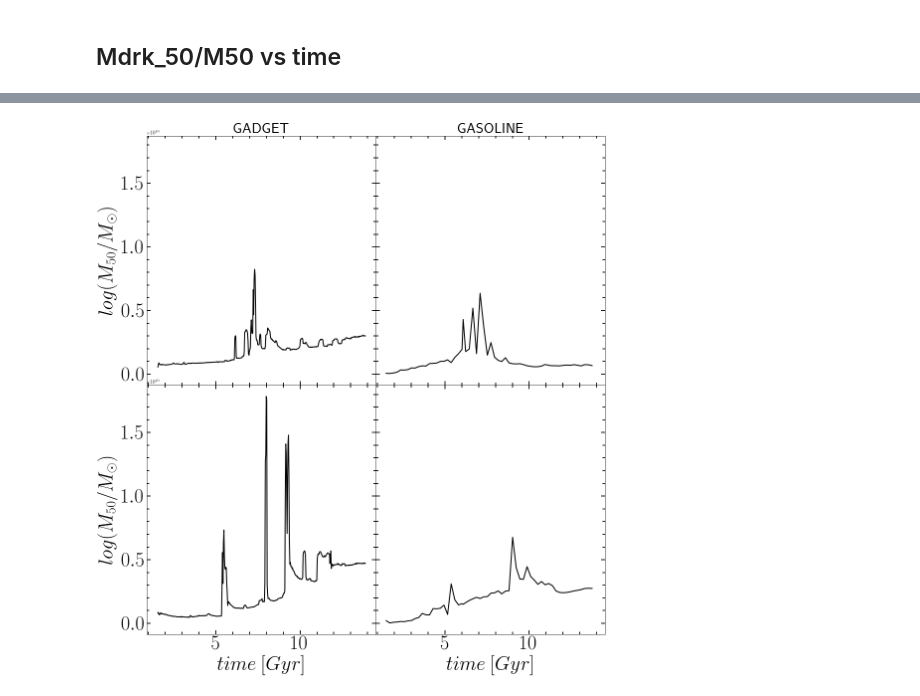
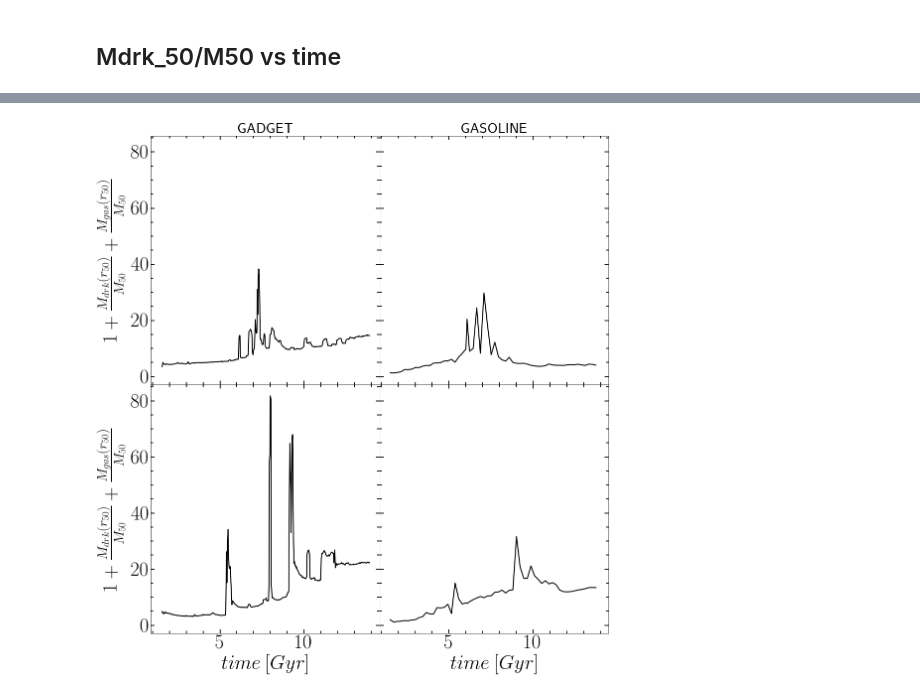
Before and after one commit to ornemarioni/Barras_GdGs, a Jupyter notebook: Barras_Gd/programs/inestabilidad_simulaciones.ipynb, the cells around one changed output, grey strips where cells are left out. Drawn from its saved outputs; the diff is of its cells as text; code cells hidden in the pictures.

```diff
--- a/Barras_Gd/programs/inestabilidad_simulaciones.ipynb
+++ b/Barras_Gd/programs/inestabilidad_simulaciones.ipynb
@@ -143,10 +143,10 @@ for isnap in snapshot:
         archivo1.write(str('%12.6f'% time) +'\t'+
                        str('%12.6f'% fdisk) +'\t'+
                        str('%12.6f'% r50) +'\t'+
-                       str('%12.6f'% np.log10(M_gal*1e10)) +'\t'+
-                       str('%12.6f'% np.log10(M50*1e10)) +'\t'+
-                       str('%12.6f'% np.log10(Mgas_50*1e10)) +'\t'+
-                       str('%12.6f'% np.log10(Mdrk_50*1e10)) +'\t'+
+                       str('%12.6f'% (M_gal*1e10)) +'\t'+
+                       str('%12.6f'% (M50*1e10)) +'\t'+
+                       str('%12.6f'% (Mgas_50*1e10)) +'\t'+
+                       str('%12.6f'% (Mdrk_50*1e10)) +'\t'+
                        str('%12.6f'% Vr50) +'\n')
         archivo1.close()
 # %% [markdown]
@@ -269,10 +269,10 @@ for j in range(len(snapshot)-1,0,-1):
         archivo1.write(str('%12.6f'% time) +'\t'+
                        str('%12.6f'% fdisk) +'\t'+
                        str('%12.6f'% r50) +'\t'+
-                       str('%12.6f'% np.log10(M_gal)) +'\t'+
-                       str('%12.6f'% np.log10(M50)) +'\t'+
-                       str('%12.6f'% np.log10(Mgas_50)) +'\t'+
-                       str('%12.6f'% np.log10(Mdrk_50)) +'\t'+
+                       str('%12.6f'% M_gal) +'\t'+
+                       str('%12.6f'% M50) +'\t'+
+                       str('%12.6f'% Mgas_50) +'\t'+
+                       str('%12.6f'% Mdrk_50) +'\t'+
                        str('%12.6f'% Vr50) +'\n')
         archivo1.close()
 # %%
@@ -517,10 +517,6 @@ plt.show()
 #-----grafico-----------
 # fig=plt.figure(1,figsize=(16,16))
 # fig.subplots_adjust(bottom=0.08, left =0.2, right = 0.92, top = 0.95, wspace=0., hspace= -0.3)
-from __future__ import unicode_literals
-
-matplotlib.rcParams['text.usetex'] = True
-matplotlib.rcParams['text.latex.unicode'] = True
 import matplotlib.patches as patches
 from matplotlib.colors import LogNorm
 
@@ -532,13 +528,14 @@ fig.subplots_adjust(bottom=0.08, left =0.1, right = 0.90, top = 0.95, wspace=0,
 
 
 # ax[0,0].plot(bines, np.log10(density_M31gd*1e10),'-', lw=2, color = 'k')
-ax[0,0].plot(time_M31gd, Mgal_M31gd,'-', lw=2, color = 'k')
+ax[0,0].plot(time_M31gd, np.log10(Mgal_M31gd),'-', lw=2, color = 'k')
 ax[0,0].set_xlim(2,14)
 ax[0,0].set_xticks([2,4,6,8,10,12,14])
 ax[0,0].set_xticklabels([])
 ax[0,0].set_ylim(8.5,10.5)
 ax[0,0].set_yticks([8.5,9.,9.5,10.,10.5])
 ax[0,0].set_yticklabels([8.5,9.,9.5,10.,10.5])
+# ax[0,0].set_yscale('log')
 ax[0,0].set_ylabel(r'$log(M_{gal}/M_{\odot})$',fontsize=40)
 ax[0,0].minorticks_on()
 ax[0,0].tick_params( labelsize=40)
@@ -550,7 +547,7 @@ ax[0,0].set_title('GADGET', loc='center', fontsize=30)
 
 #---------------------------------
 
-ax[0,1].plot(time_M31gs, Mgal_M31gs,'-', lw=2, color = 'k')
+ax[0,1].plot(time_M31gs, np.log10(Mgal_M31gs),'-', lw=2, color = 'k')
 ax[0,1].set_xlim(2,14)
 ax[0,1].set_xticks([2,4,6,8,10,12,14])
 ax[0,1].set_xticklabels([])
@@ -566,7 +563,7 @@ ax[0,1].set_title('GASOLINE', loc='center', fontsize=30)
 
 #---------------------------------
 
-ax[1,0].plot(time_MWgd, Mgal_MWgd,'-', lw=2, color = 'k')
+ax[1,0].plot(time_MWgd, np.log10(Mgal_MWgd),'-', lw=2, color = 'k')
 ax[1,0].set_xlim(2,14)
 ax[1,0].set_xticks([2,4,6,8,10,12])
 ax[1,0].set_xticklabels([2,4,6,8,10,12])
@@ -584,7 +581,7 @@ ax[1,0].tick_params('both', length=8, width=1.8,which='major', direction='in', r
 
 #---------------------------------
 
-ax[1,1].plot(time_MWgs, Mgal_MWgs,'-', lw=2, color = 'k')
+ax[1,1].plot(time_MWgs, np.log10(Mgal_MWgs),'-', lw=2, color = 'k')
 ax[1,1].set_xlim(2,14)
 ax[1,1].set_xticks([2,4,6,8,10,12,14])
 ax[1,1].set_xticklabels([2,4,6,8,10,12,14])
@@ -984,8 +981,8 @@ plt.show()
 # %%
-q_M31gd = 1 + 10**Mg50_M31gd/10**M50 + 10**Mdm50_M31gd/10**M50
-q_MWgd  = 1 + 10**Mg50_MWgd/10**M50  + 10**Mdm50_MWgd/10**M50
-q_M31gs = 1 + 10**Mg50_M31gs/10**M50 + 10**Mdm50_M31gs/10**M50
-q_MWgs  = 1 + 10**Mg50_MWgs/10**M50  + 10**Mdm50_MWgs/10**M50
+q_M31gd = 1 + Mg50_M31gd/M50 + Mdm50_M31gd/M50
+q_MWgd  = 1 + Mg50_MWgd/M50  + Mdm50_MWgd/M50
+q_M31gs = 1 + Mg50_M31gs/M50 + Mdm50_M31gs/M50
+q_MWgs  = 1 + Mg50_MWgs/M50  + Mdm50_MWgs/M50
 # %%
 #-----grafico-----------
 # fig=plt.figure(1,figsize=(16,16))
@@ -1012,7 +1009,7 @@ ax[0,0].plot(time_M31gd, q_M31gd,'-', lw=2, color = 'k')
 # ax[0,0].set_ylim(8,10)
 # ax[0,0].set_yticks([8.,8.5,9.,9.5,10.])
 # ax[0,0].set_yticklabels([8.,8.5,9.,9.5,10.])
-ax[0,0].set_ylabel(r'$log(M_{50}/M_{\odot})$',fontsize=40)
+ax[0,0].set_ylabel(r'$1 + \frac{M_{drk}(r_{50})}{M_{50}} + \frac{M_{gas}(r_{50})}{M_{50}}$',fontsize=40)
 ax[0,0].minorticks_on()
 ax[0,0].tick_params( labelsize=40)
 ax[0,0].tick_params('both', length=5, width=1.8,which='minor', direction='in', right='on',top='on')
@@ -1047,34 +1044,34 @@ ax[1,0].plot(time_MWgd, q_MWgd,'-', lw=2, color = 'k')
 # ax[1,0].set_yticks([8.,8.5,9.,9.5,10.])
 # ax[1,0].set_yticklabels([8.,8.5,9.,9.5])
 ax[1,0].set_xlabel(r'$time \: [Gyr]$', fontsize=40)
-ax[1,0].set_ylabel(r'$log(M_{50}/M_{\odot})$',fontsize=40)
+ax[1,0].set_ylabel(r'$1 + \frac{M_{drk}(r_{50})}{M_{50}} + \frac{M_{gas}(r_{50})}{M_{50}}$',fontsize=40)
 # ax[1,0].set_yscale('log')
 ax[1,0].minorticks_on()
 ax[1,0].tick_params( labelsize=40)
 ax[1,0].tick_params('both', length=5, width=1.8,which='minor', direction='in', right='on',top='on')
 ax[1,0].tick_params('both', length=8, width=1.8,which='major', direction='in', right='on',top='on')
 # ax[1,0].text(4, 9.75,'B', fontsize=30, color='k', ha='center', va='center')
 
 #---------------------------------
 
 ax[1,1].plot(time_MWgs, q_MWgs,'-', lw=2, color = 'k')
 # ax[1,1].set_xlim(2,14)
 # ax[1,1].set_xticks([2,4,6,8,10,12,14])
 # ax[1,1].set_xticklabels([2,4,6,8,10,12,14])
 # ax[1,1].set_ylim(8,10)
 # ax[1,1].set_yticks([8.,8.5,9.,9.5])
 # ax[1,1].set_yticklabels([])
 ax[1,1].set_xlabel(r'$time \: [Gyr]$', fontsize=40)
 ax[1,1].minorticks_on()
 ax[1,1].tick_params( labelsize=40)
 ax[1,1].tick_params('both', length=5, width=1.8,which='minor', direction='in', right='on',top='on')
 ax[1,1].tick_params('both', length=8, width=1.8,which='major', direction='in', right='on',top='on')
 # ax[1,1].text(4, 9.75,'B', fontsize=30, color='k', ha='center', va='center')
 # ax[1,1].plot(0,0,'k+', markersize=20, color='k')
 
 
 # fig.savefig('/home/ornela/overleaf/13216980csjxswjndpmj/Barras.pdf', dpi = 100, xxbox_inches='tight')
 fig.savefig('/home/omarioni/Barras_GdGs/Barras_Gd/_imagenes/cociente_time.pdf', dpi = 100, xxbox_inches='tight')
 plt.show()
 # %% [output]
-[figure, old version]
+[figure, new version]
```
Also changed, not shown: parts of 3 cells of this notebook, 3 other files.
